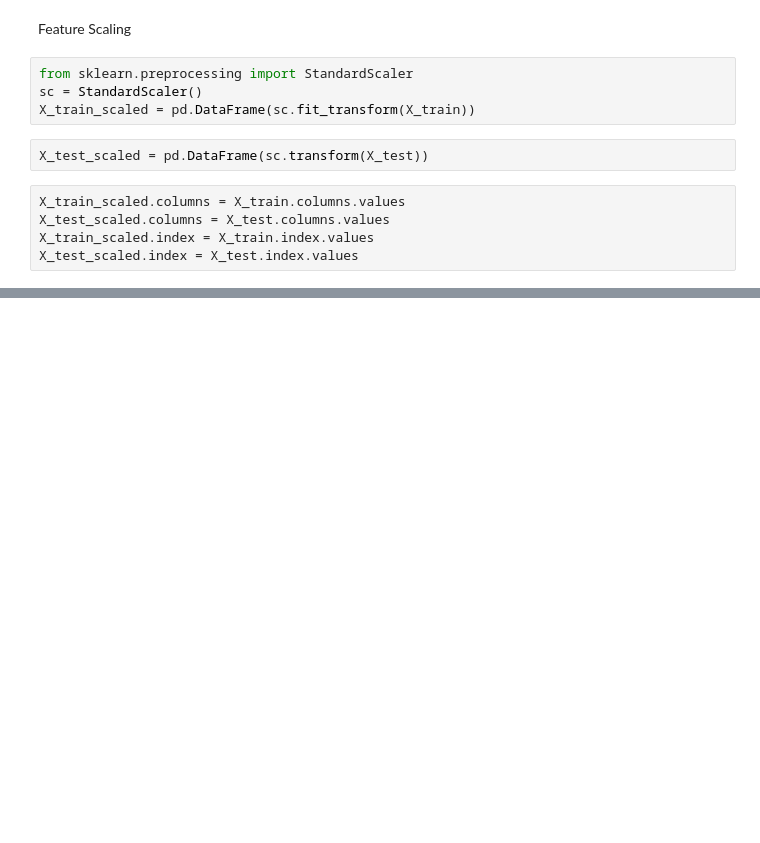
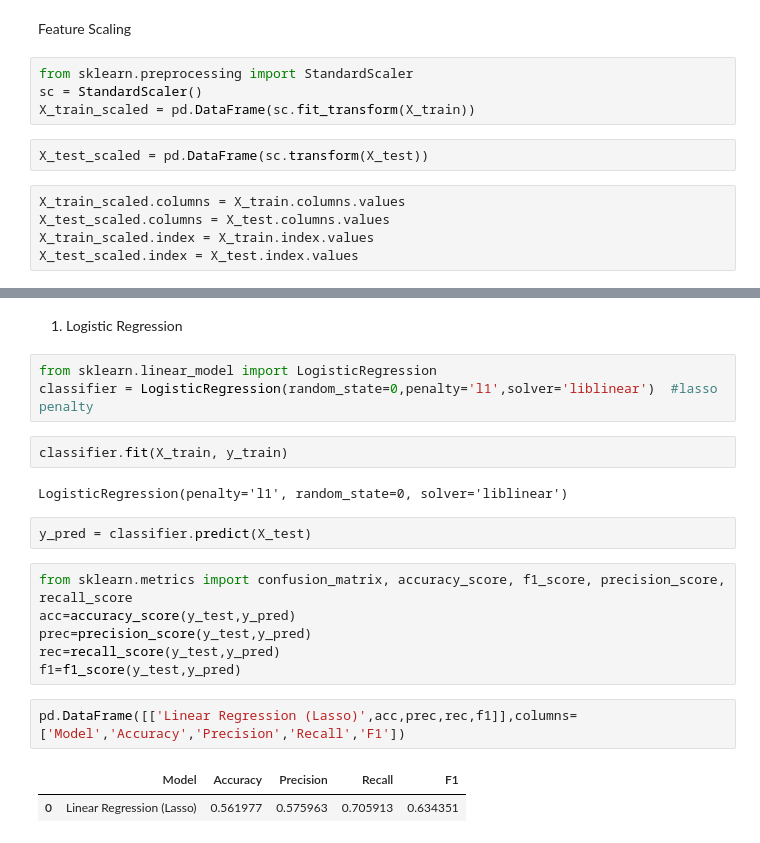
Before and after one commit to Devansh-Gupta-Official/likelihood-e-signing-loan, a Jupyter notebook: likelihood.ipynb, the cells around one changed output, grey strips where cells are left out. Drawn from its saved outputs; the diff is of its cells as text; blank space fills up the shorter version.

Commit message:
model building (logisctic regression)

```diff
--- a/likelihood.ipynb
+++ b/likelihood.ipynb
@@ -196,0 +201,22 @@ X_test = X_test_scaled
+# %% [markdown]
+1. Logistic Regression
+# %%
+from sklearn.linear_model import LogisticRegression
+classifier = LogisticRegression(random_state=0,penalty='l1',solver='liblinear')  #lasso penalty
+# %%
+classifier.fit(X_train, y_train)
+# %% [output]
+LogisticRegression(penalty='l1', random_state=0, solver='liblinear')
+# %%
+y_pred = classifier.predict(X_test)
+# %%
+from sklearn.metrics import confusion_matrix, accuracy_score, f1_score, precision_score, recall_score
+acc=accuracy_score(y_test,y_pred)
+prec=precision_score(y_test,y_pred)
+rec=recall_score(y_test,y_pred)
+f1=f1_score(y_test,y_pred)
+# %%
+pd.DataFrame([['Linear Regression (Lasso)',acc,prec,rec,f1]],columns=['Model','Accuracy','Precision','Recall','F1'])
+# %% [output]
+|  | Model | Accuracy | Precision | Recall | F1 |
+| 0 | Linear Regression (Lasso) | 0.561977 | 0.575963 | 0.705913 | 0.634351 |
```
Also changed, not shown: parts of 5 cells of this notebook.
